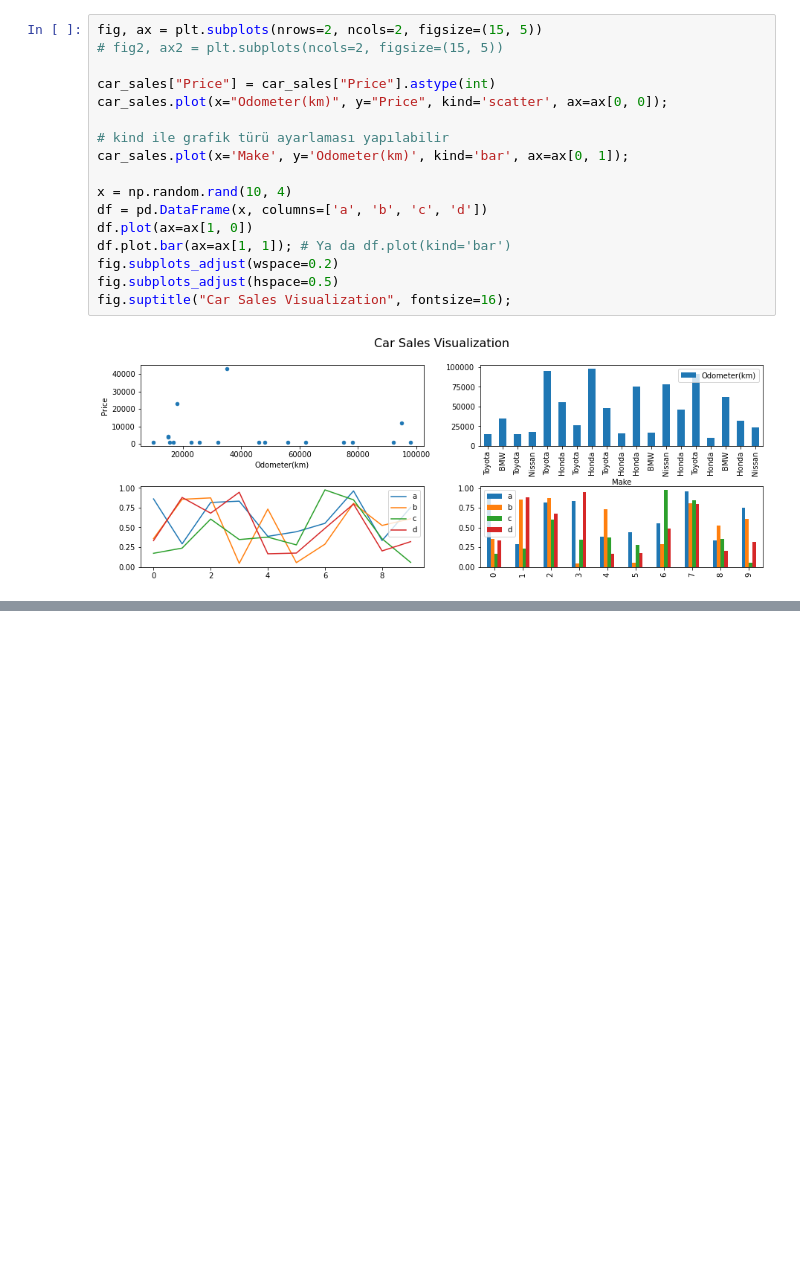
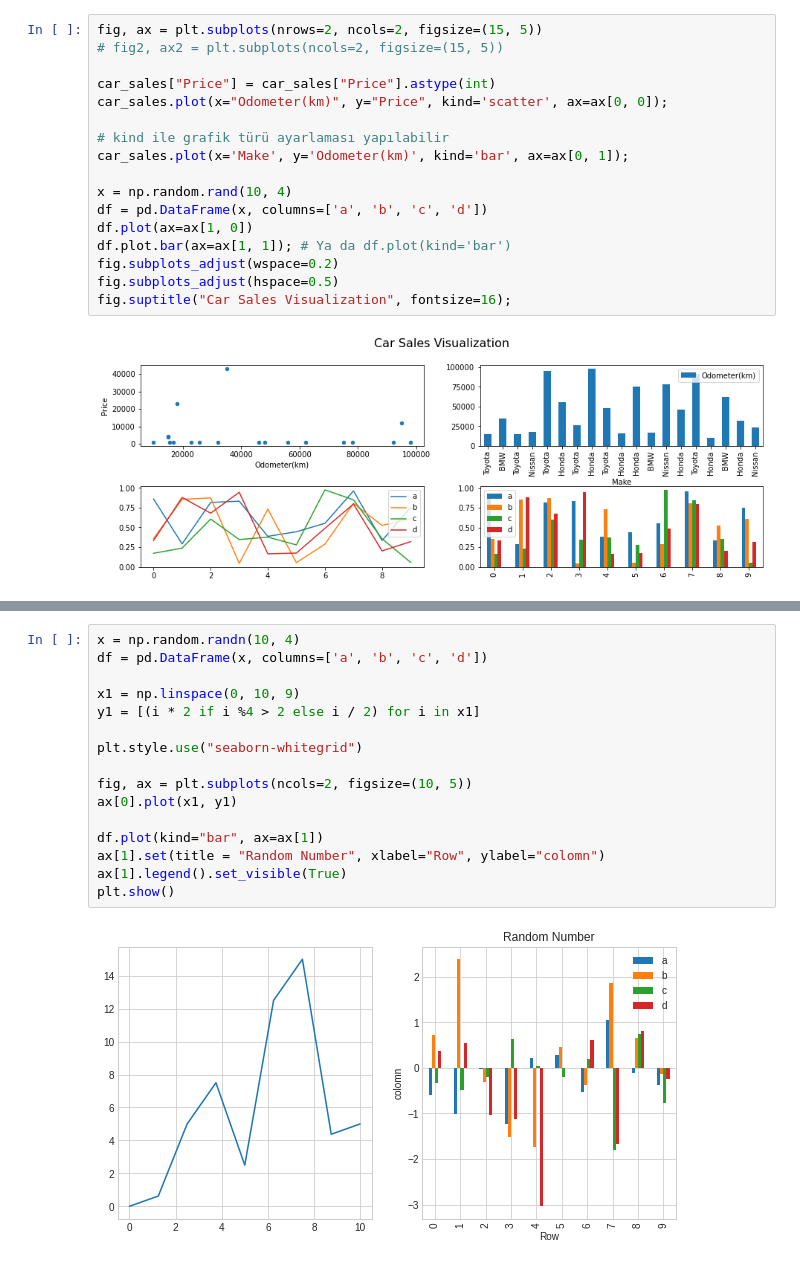
Before and after one commit to serkanMzlm/Tutorial, a Jupyter notebook: python/modules/matplotlib_module.ipynb, the cells around one changed output, grey strips where cells are left out. Saved outputs shown, nothing was run; the diff lists cells and outputs as text; blank space fills up the shorter version.

```diff
--- a/python/modules/matplotlib_module.ipynb
+++ b/python/modules/matplotlib_module.ipynb
@@ -114,0 +116,18 @@ over_50 = heart_disease[heart_disease["age"] > 50]
+# %%
+x = np.random.randn(10, 4)
+df = pd.DataFrame(x, columns=['a', 'b', 'c', 'd'])
+
+x1 = np.linspace(0, 10, 9)
+y1 = [(i * 2 if i %4 > 2 else i / 2) for i in x1]
+
+plt.style.use("seaborn-whitegrid")
+
+fig, ax = plt.subplots(ncols=2, figsize=(10, 5))
+ax[0].plot(x1, y1)
+
+df.plot(kind="bar", ax=ax[1])
+ax[1].set(title = "Random Number", xlabel="Row", ylabel="colomn")
+ax[1].legend().set_visible(True)
+plt.show()
+# %% [output]
+[figure, added]
```
Also changed, not shown: parts of 4 cells of this notebook, 2 other files.
